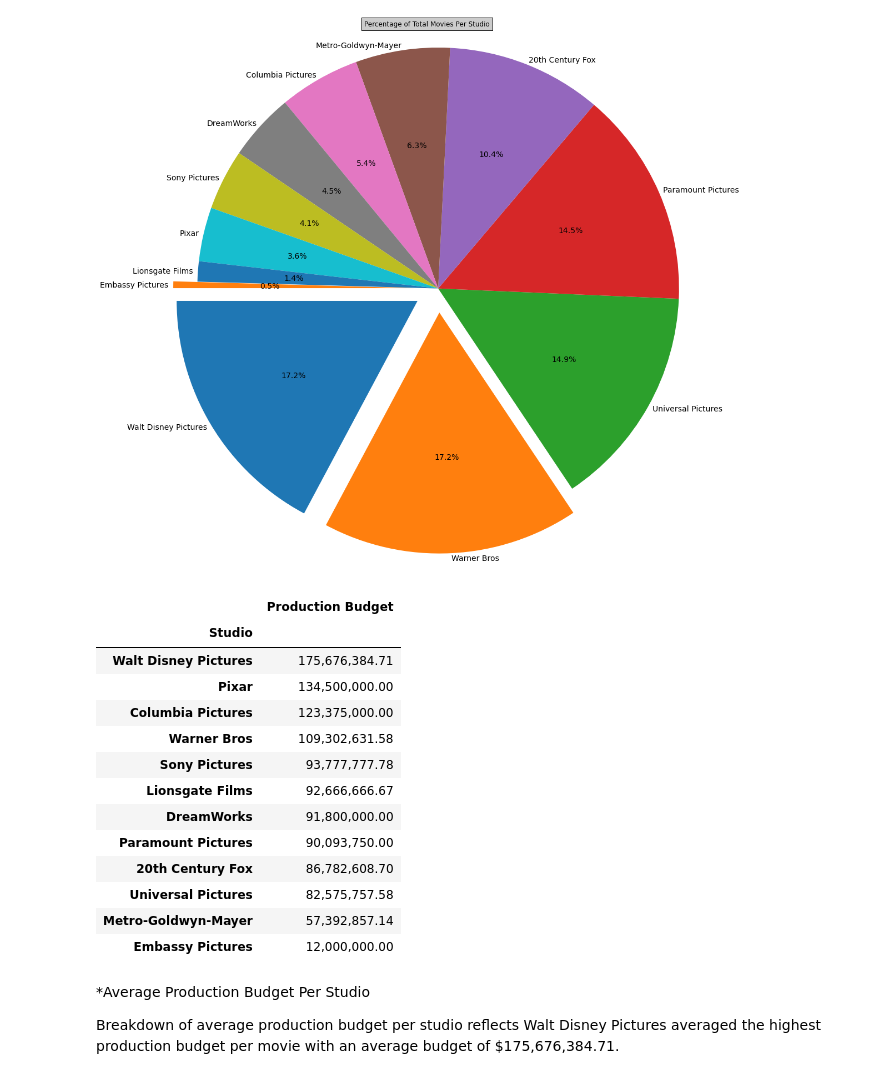
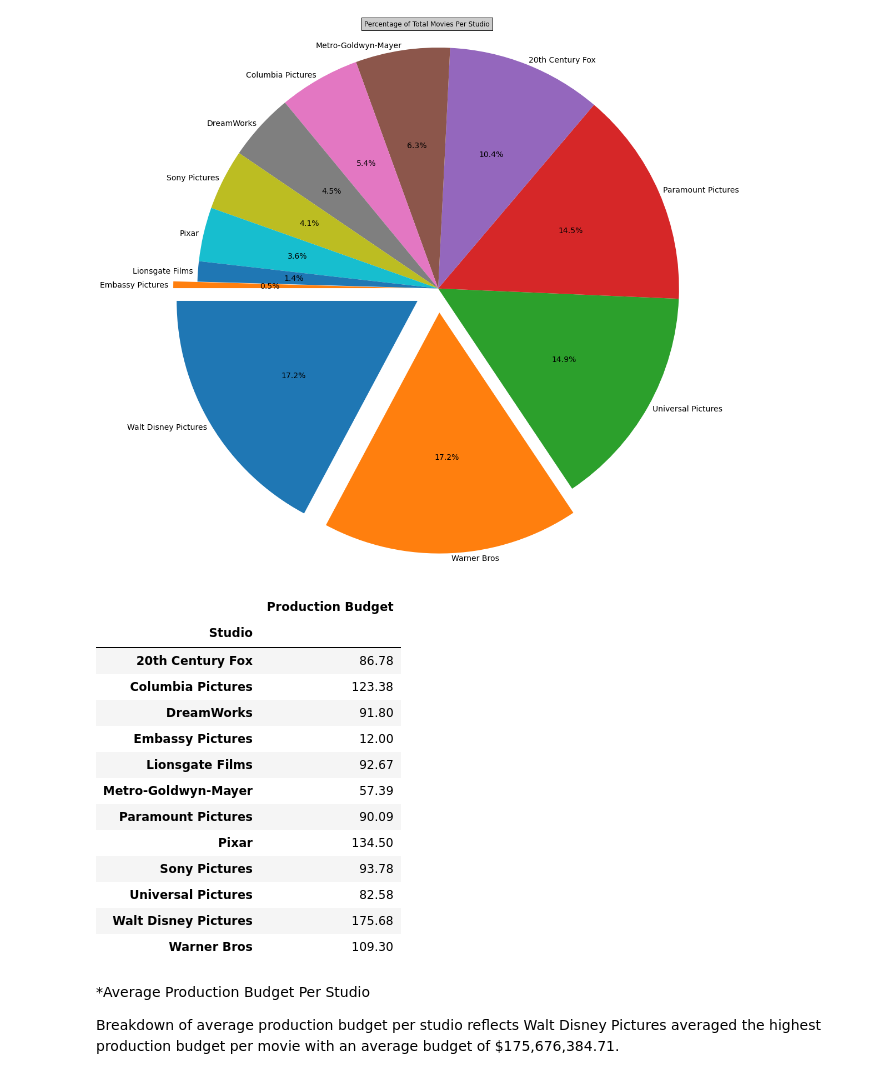
Before and after one commit to annied222/Project_1, a Jupyter notebook: pie_charts.ipynb, the cells around one changed output. Drawn from its saved outputs; the diff is of its cells as text; code cells hidden in the pictures.

```diff
--- a/pie_charts.ipynb
+++ b/pie_charts.ipynb
@@ -115,24 +116,24 @@ plt.show()
 # %% [output]
 [figure]
 # %%
-studio_budget = allmovies_df.groupby(["Studio"]).mean()["Production Budget"].sort_values(ascending=False);pd.options.display.float_format = "{:,.2f}".format
+studio_budget = allmovies_df.groupby(["Studio"]).mean()["Production Budget"]/1000000
 studio_budget = pd.DataFrame(studio_budget)
 studio_budget
 # %% [output]
 |  | Production Budget |
 | Studio |  |
-| Walt Disney Pictures | 175,676,384.71 |
-| Pixar | 134,500,000.00 |
-| Columbia Pictures | 123,375,000.00 |
-| Warner Bros | 109,302,631.58 |
-| Sony Pictures | 93,777,777.78 |
-| Lionsgate Films | 92,666,666.67 |
-| DreamWorks | 91,800,000.00 |
-| Paramount Pictures | 90,093,750.00 |
-| 20th Century Fox | 86,782,608.70 |
-| Universal Pictures | 82,575,757.58 |
-| Metro-Goldwyn-Mayer | 57,392,857.14 |
-| Embassy Pictures | 12,000,000.00 |
+| 20th Century Fox | 86.78 |
+| Columbia Pictures | 123.38 |
+| DreamWorks | 91.80 |
+| Embassy Pictures | 12.00 |
+| Lionsgate Films | 92.67 |
+| Metro-Goldwyn-Mayer | 57.39 |
+| Paramount Pictures | 90.09 |
+| Pixar | 134.50 |
+| Sony Pictures | 93.78 |
+| Universal Pictures | 82.58 |
+| Walt Disney Pictures | 175.68 |
+| Warner Bros | 109.30 |
 # %% [markdown]
 *Average Production Budget Per Studio
 
```
Also changed, not shown: parts of 4 cells of this notebook.
